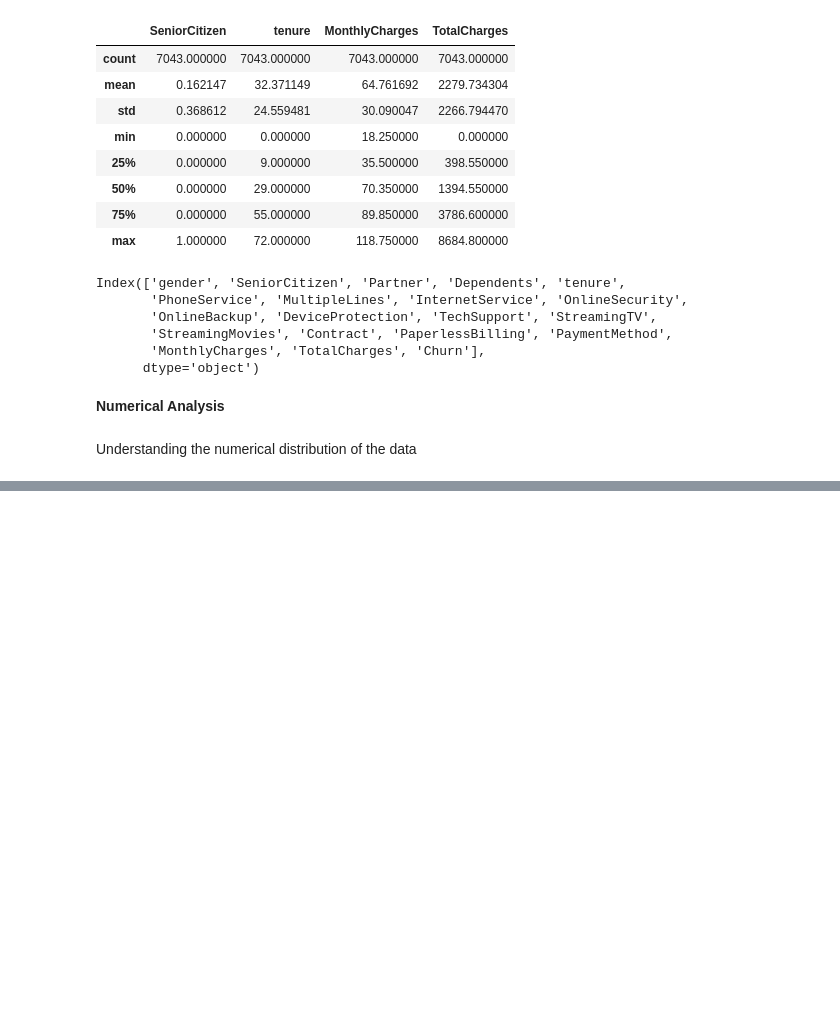
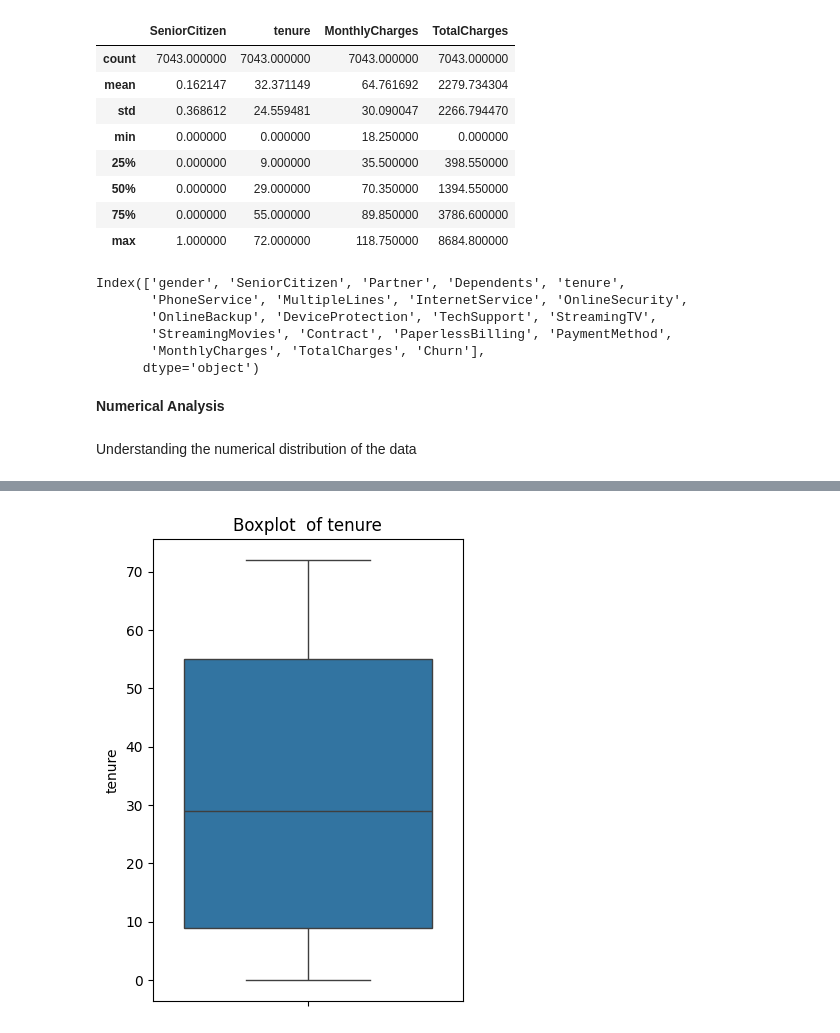
Before and after one commit to giftibe/churn-prediction-model, a Jupyter notebook: notebook/churn_prediction_model.ipynb, the cells around one changed output, grey strips where cells are left out. Cells and saved outputs as stored; diff of their text form; code cells hidden in the pictures; blank space fills up the shorter version.

```diff
--- a/notebook/churn_prediction_model.ipynb
+++ b/notebook/churn_prediction_model.ipynb
@@ -213,0 +226,11 @@ plot_Histogram(df_copy, 'tenure')
+# %%
+def plot_boxplot(data, column_name):
+    plt.figure(figsize=(4,6))
+    sns.boxplot( df_copy[column_name])
+    plt.title(f'Boxplot  of {column_name}')
+    plt.ylabel(column_name)
+    plt.show()
+# %%
+plot_boxplot(df_copy, 'tenure')
+# %% [output]
+[figure, added]
```
Also changed, not shown: parts of 27 cells of this notebook, 3 other files.
